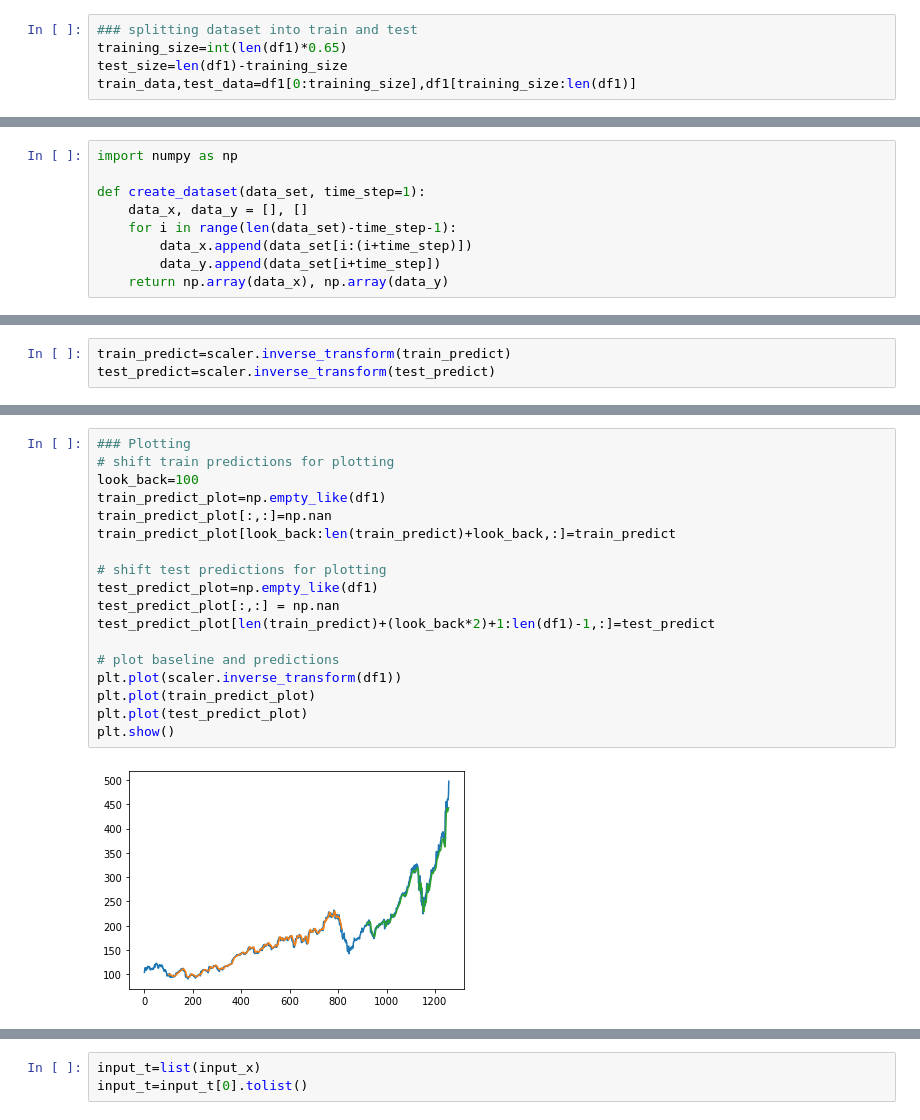
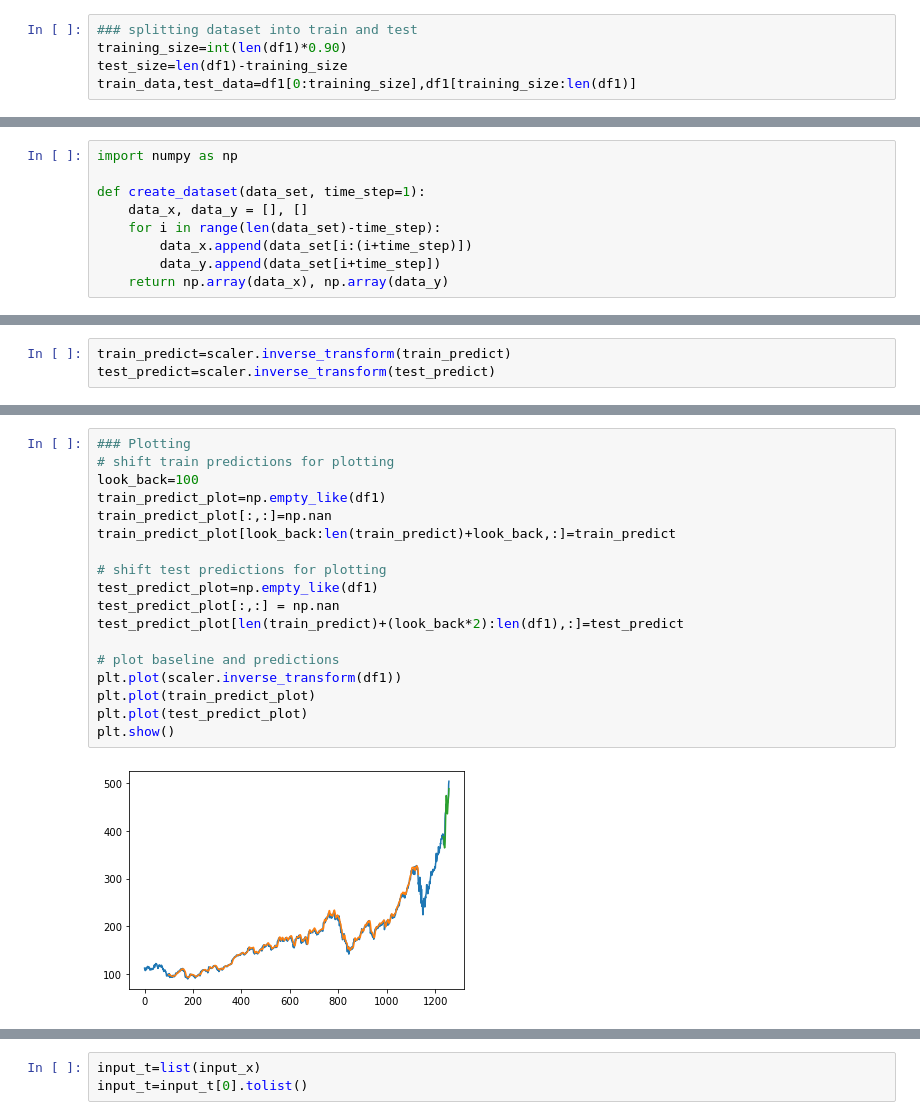
Before and after one commit to JangTaeHwan/Buffett, a Jupyter notebook: pandas_test.ipynb, the cells around one changed output, grey strips where cells are left out. Saved outputs shown, nothing was run; the diff lists cells and outputs as text.

```diff
--- a/pandas_test.ipynb
+++ b/pandas_test.ipynb
@@ -62,6 +51,6 @@ array([[0.03291251],
        [1.        ]])
 # %%
 ### splitting dataset into train and test
-training_size=int(len(df1)*0.65)
+training_size=int(len(df1)*0.90)
 test_size=len(df1)-training_size
 train_data,test_data=df1[0:training_size],df1[training_size:len(df1)]
@@ -70,7 +65,7 @@ import numpy as np
 
 def create_dataset(data_set, time_step=1):
     data_x, data_y = [], []
-    for i in range(len(data_set)-time_step-1):
+    for i in range(len(data_set)-time_step):
         data_x.append(data_set[i:(i+time_step)])
         data_y.append(data_set[i+time_step])
     return np.array(data_x), np.array(data_y)
@@ -171,20 +213,20 @@ math.sqrt(mean_squared_error(test_y, test_predict))
 # %%
 ### Plotting
 # shift train predictions for plotting
 look_back=100
 train_predict_plot=np.empty_like(df1)
 train_predict_plot[:,:]=np.nan
 train_predict_plot[look_back:len(train_predict)+look_back,:]=train_predict
 
 # shift test predictions for plotting
 test_predict_plot=np.empty_like(df1)
 test_predict_plot[:,:] = np.nan
-test_predict_plot[len(train_predict)+(look_back*2)+1:len(df1)-1,:]=test_predict
+test_predict_plot[len(train_predict)+(look_back*2):len(df1),:]=test_predict
 
 # plot baseline and predictions
 plt.plot(scaler.inverse_transform(df1))
 plt.plot(train_predict_plot)
 plt.plot(test_predict_plot)
 plt.show()
 # %% [output]
-[figure, old version]
+[figure, new version]
```
Also changed, not shown: parts of 27 cells of this notebook, 1 other file.
